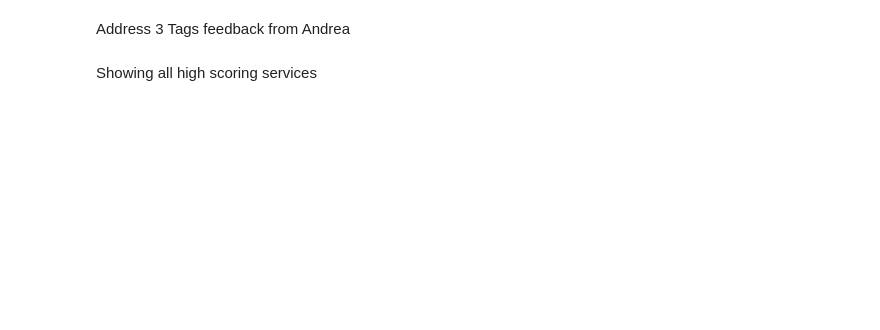
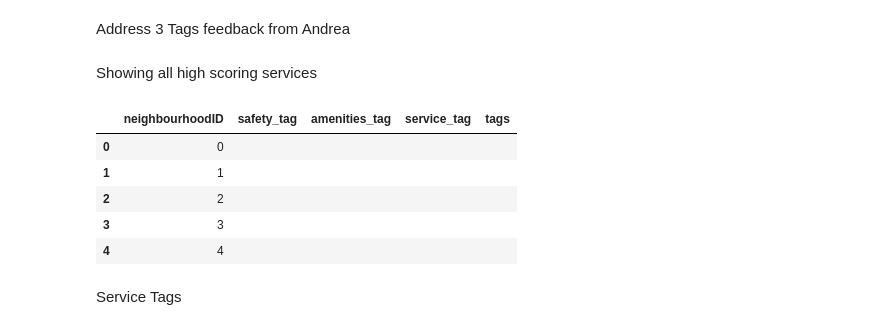
Before and after one commit to oisintheginger/mscfinalproject, a Jupyter notebook: Documents/Stephen_Workspace/Tagging System.ipynb, the cells around one changed output. Saved outputs shown, nothing was run; the diff lists cells and outputs as text; code cells hidden in the pictures; blank space fills up the shorter version.

Commit message:
swapping the service tag column
to make it easier to remove extra tags later

```diff
--- a/Documents/Stephen_Workspace/Tagging System.ipynb
+++ b/Documents/Stephen_Workspace/Tagging System.ipynb
@@ -428,3 +428,26 @@ Showing all high scoring services
 # Creating a new table that will be uploaded to the database as the tags table
 neighbourhoodsx = list(range(73))
 tags_tablex = pd.DataFrame({'neighbourhoodID': neighbourhoodsx})
+# %%
+# Initializing empty columns for safety, service, and amenities tags
+tags_tablex['safety_tag'] = ''
+tags_tablex['service_tag'] = ''
+tags_tablex['amenities_tag'] = ''
+tags_tablex['tags'] = ''
+# %%
+# swapping column positions
+#assume df is the DataFrame with columns A, B, C, D
+cols = list(tags_tablex.columns) #get a list of column names
+cols[2], cols[3] = cols[3], cols[2] #swap the positions of columns B and C in the list
+tags_tablex = tags_tablex[cols]
+
+tags_tablex.head()
+# %% [output]
+|  | neighbourhoodID | safety_tag | amenities_tag | service_tag | tags |
+| 0 | 0 |  |  |  |  |
+| 1 | 1 |  |  |  |  |
+| 2 | 2 |  |  |  |  |
+| 3 | 3 |  |  |  |  |
+| 4 | 4 |  |  |  |  |
+# %% [markdown]
+Service Tags
```
